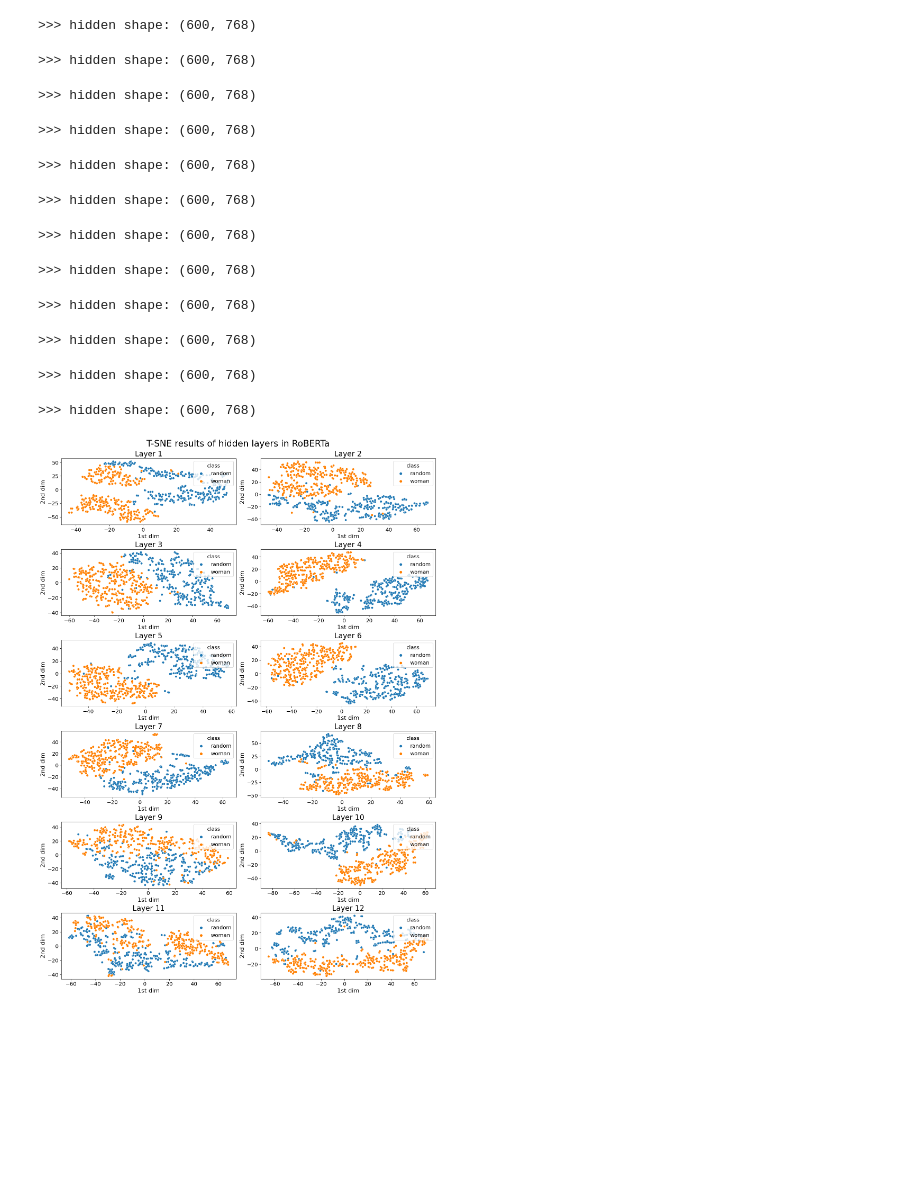
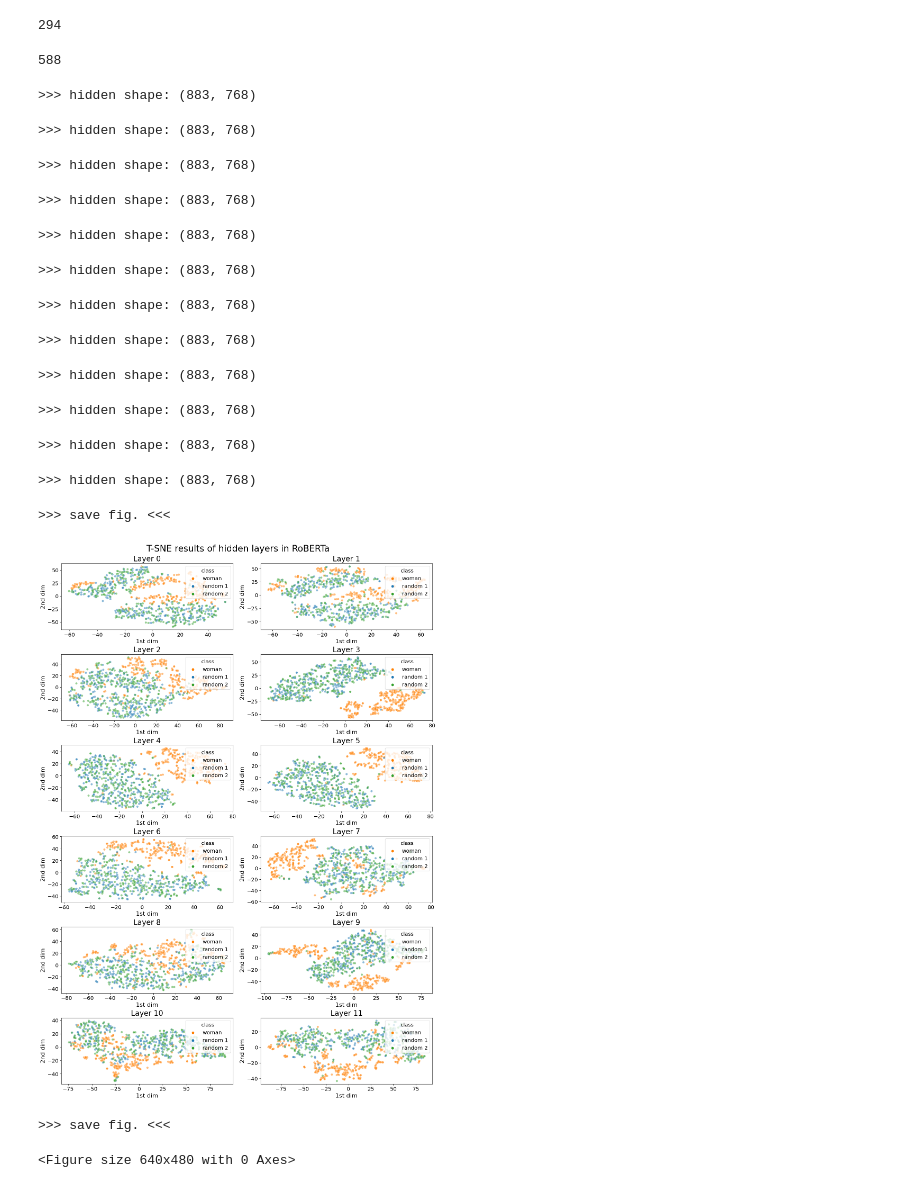
Before and after one commit to gaunby/master_project, a Jupyter notebook: notebooks/t_sne_embedding.ipynb, the cells around one changed output. Drawn from its saved outputs; the diff is of its cells as text; code cells hidden in the pictures; blank space fills up the shorter version.

```diff
--- a/notebooks/t_sne_embedding.ipynb
+++ b/notebooks/t_sne_embedding.ipynb
@@ -3,3 +3,6 @@ import pickle
 import sys
 sys.path.insert(0, '/zhome/a6/6/127219/Speciale/master_project')
 from src.visualization.tsne_visual import visualize_layerwise_embeddings#, visualize_one_layer
+# %%
+with open('/work3/s174498/roberta_files/data_set_woman_random_1_2.pickle', 'rb') as file:
+    ds_ = pickle.load(file)
@@ -6,3 +29,3 @@ from src.visualization.tsne_visual import visualize_layerwise_embeddings#, visua
 # %%
-with open('/work3/s174498/roberta_files/output_roberta_linear_woman_random.pickle', 'rb') as handle:
+with open('/work3/s174498/roberta_files/output_roberta_linear_woman_random_1_2.pickle', 'rb') as handle:
     output_linear = pickle.load(handle)
@@ -9,11 +72,19 @@ with open('/work3/s174498/roberta_files/output_roberta_linear_woman_random.pickl
+# %%
+(output_linear.label_ids == 0).sum()#/2
+# %% [output]
+294
+# %%
+294*2
+# %% [output]
+588
 # %%
 # fine tune linear
-labels = output_linear.label_ids
+labels = [0]* 294 + [1]* 294 + [2]*295 # output_linear.label_ids
 hidden_states = output_linear.predictions[1][1:]
 title = 'linear_results'
 layers_to_visualize = [0,1,2,3,4,5,6,7,8,9,10,11]
 init = 'pca'
-labels_text = ['random','woman']
+labels_text = ['woman','random 1','random 2']
 perplexity = 10
 
 mean = False
@@ -30,56 +101,67 @@ dim_reducer = TSNE(n_components=2, init = init, perplexity = perplexity)
 num_layers = len(layers_to_visualize)
 n = len(np.array(labels).reshape(-1))
 label_text = np.array(['nan']*n)
-label_text = np.where(np.array(labels).reshape(-1) == 0, label_text, labels_text [0])
-label_text = np.where(np.array(labels).reshape(-1) == 1, label_text, labels_text [1])
+label_text = np.where(np.array(labels).reshape(-1) != 0, label_text, labels_text [0])
+label_text = np.where(np.array(labels).reshape(-1) != 1, label_text, labels_text [1])
+label_text = np.where(np.array(labels).reshape(-1) != 2, label_text, labels_text [2])
 
 col_size = int(num_layers/2)
 fig = plt.figure(figsize=(15,col_size*3.5), constrained_layout=True) #each subplot of size 6x6, each row will hold 4 plots
 fig.suptitle(f'T-SNE results of hidden layers in RoBERTa', fontsize =24)
 ax = [fig.add_subplot(col_size,2,i+1) for i in range(num_layers)]
 
 palette ={0:sns.color_palette("Paired")[0], 1:sns.color_palette("Paired")[6],
             'neg':sns.color_palette("Paired")[1], 'pos':sns.color_palette("Paired")[7],
-            'random':sns.color_palette("Paired")[1], 'woman':sns.color_palette("Paired")[7]}
+            'random 1':sns.color_palette("Paired")[1],'random 2':sns.color_palette("Paired")[3],
+             'woman':sns.color_palette("Paired")[7]}
+edge_colors = [sns.color_palette("Paired")[1],sns.color_palette("Paired")[3],sns.color_palette("Paired")[6]]
 
 labels = np.array(labels).reshape(-1)
 
 for i,layer_i in enumerate(layers_to_visualize):
     layer_embeds = hidden_states[layer_i]
 
     if mean:
         layer_averaged_hidden_states = layer_embeds.mean(axis=1)
     else:
         layer_averaged_hidden_states = layer_embeds[:,0,:]
 
     print('>>> hidden shape:',layer_averaged_hidden_states.shape)
     layer_dim_reduced_embeds = dim_reducer.fit_transform(layer_averaged_hidden_states);
 
     df = pd.DataFrame.from_dict({'first dim':layer_dim_reduced_embeds[:,0],'second dim':layer_dim_reduced_embeds[:,1],'label':labels, 'label_text': label_text})
 
-    scatter = sns.scatterplot(data=df,x='first dim',y='second dim',hue='label_text',ax=ax[i], palette = palette )
+    scatter = sns.scatterplot(data=df,x='first dim',y='second dim',hue='label_text',ax=ax[i], palette = palette, alpha = 0.5 , edgecolors =edge_colors )
     scatter.legend(loc = 'upper right',fontsize = 'x-large', title = 'class',title_fontsize='x-large');
 
     scatter.axes.set_title( f'Layer {layer_i}',fontsize=20);
     scatter.set_xlabel('1st dim',fontsize=16);
     scatter.set_ylabel('2nd dim',fontsize=16);
     scatter.tick_params(labelsize='x-large');
+save = True
+if save:
+    print('>>> save fig. <<<')
+    plt.savefig(f'/zhome/94/5/127021/speciale/master_project/src/visualization/figures/hidden_layers_linear_woman_random_1_2.pdf',format='pdf',pad_inches=0)#(f'/work3/s174498/roberta_files/hidden_layers_{title}_{perplexity}_{init}',format='png',pad_inches=0)
 # %% [output]
->>> hidden shape: (600, 768)
+>>> hidden shape: (883, 768)
->>> hidden shape: (600, 768)
+>>> hidden shape: (883, 768)
->>> hidden shape: (600, 768)
+>>> hidden shape: (883, 768)
->>> hidden shape: (600, 768)
+>>> hidden shape: (883, 768)
->>> hidden shape: (600, 768)
+>>> hidden shape: (883, 768)
->>> hidden shape: (600, 768)
+>>> hidden shape: (883, 768)
->>> hidden shape: (600, 768)
+>>> hidden shape: (883, 768)
->>> hidden shape: (600, 768)
+>>> hidden shape: (883, 768)
->>> hidden shape: (600, 768)
+>>> hidden shape: (883, 768)
->>> hidden shape: (600, 768)
+>>> hidden shape: (883, 768)
->>> hidden shape: (600, 768)
+>>> hidden shape: (883, 768)
->>> hidden shape: (600, 768)
+>>> hidden shape: (883, 768)
+>>> save fig. <<<
-[figure, old version]
+[figure, new version]
 # %%
-save = False
+save = True
 if save:
     print('>>> save fig. <<<')
-    plt.savefig(f'/zhome/94/5/127021/speciale/master_project/src/visualization/figures/hidden_layers_{title}_{perplexity}_{init}.pdf',format='pdf',pad_inches=0)#(f'/work3/s174498/roberta_files/hidden_layers_{title}_{perplexity}_{init}',format='png',pad_inches=0)
+    plt.savefig(f'/zhome/94/5/127021/speciale/master_project/src/visualization/figures/hidden_layers_linear_woman_random_1_2.pdf',format='pdf',pad_inches=0)#(f'/work3/s174498/roberta_files/hidden_layers_{title}_{perplexity}_{init}',format='png',pad_inches=0)
+# %% [output]
+>>> save fig. <<<
+<Figure size 640x480 with 0 Axes>
```
Also changed, not shown: parts of 3 cells of this notebook, 3 other files.
